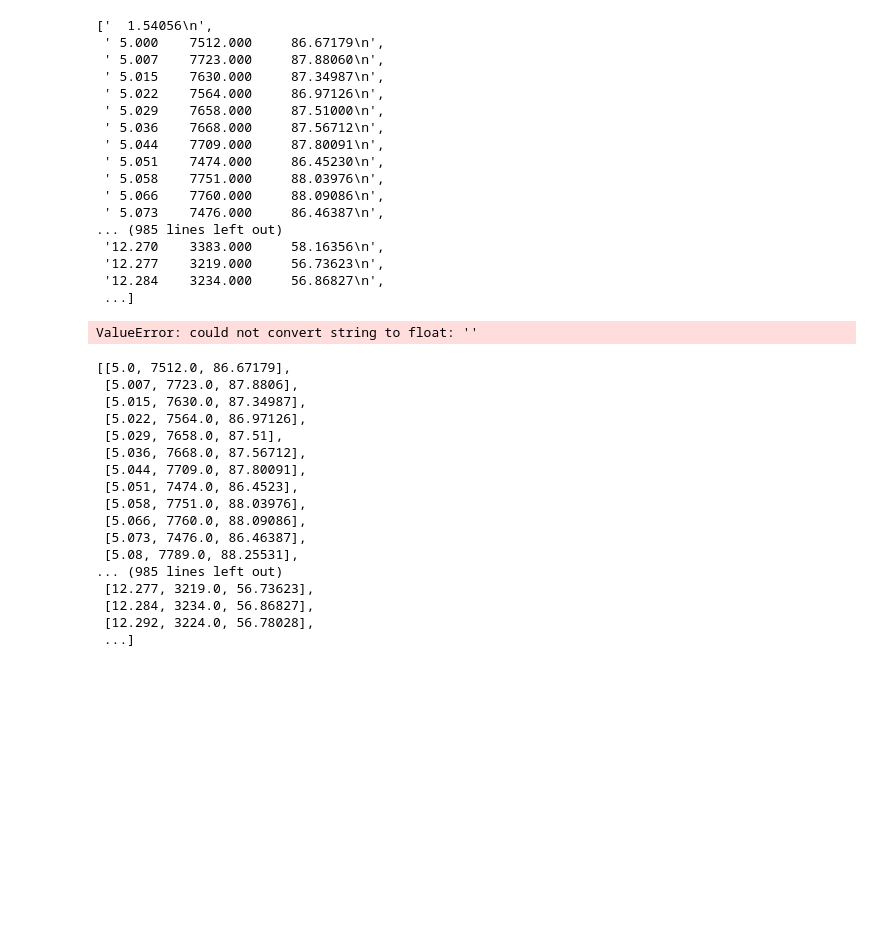
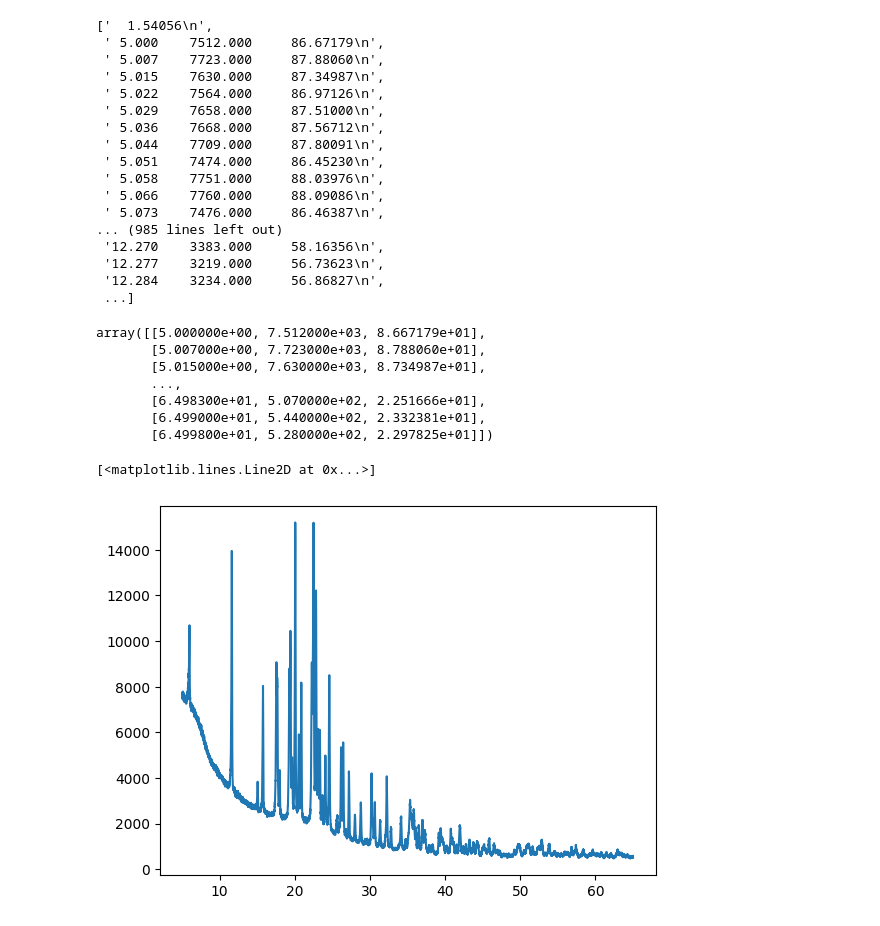
Before and after one commit to rikoimade/gallop, a Jupyter notebook: test_gallop.ipynb, the cells around one changed output. Drawn from its saved outputs; the diff is of its cells as text; code cells hidden in the pictures; blank space fills up the shorter version.

```diff
--- a/test_gallop.ipynb
+++ b/test_gallop.ipynb
@@ -94,24 +96,12 @@ pxrd_clean = [x.strip() for x in pxrd[1:]]
 # %%
-pxrd_clean2 = [[ float(xi.strip()) for xi in x.split('  ') if xi not ' '] for x in pxrd_clean]
+pxrd_clean2 = np.array([[ float(xi.strip()) for xi in x.split('   ')] for x in pxrd_clean])
-# %% [output]
-ValueError: could not convert string to float: ''
 # %%
 pxrd_clean2
 # %% [output]
-[[5.0, 7512.0, 86.67179],
- [5.007, 7723.0, 87.8806],
- [5.015, 7630.0, 87.34987],
- [5.022, 7564.0, 86.97126],
- [5.029, 7658.0, 87.51],
- [5.036, 7668.0, 87.56712],
- [5.044, 7709.0, 87.80091],
- [5.051, 7474.0, 86.4523],
- [5.058, 7751.0, 88.03976],
- [5.066, 7760.0, 88.09086],
- [5.073, 7476.0, 86.46387],
- [5.08, 7789.0, 88.25531],
-... (985 lines left out)
- [12.277, 3219.0, 56.73623],
- [12.284, 3234.0, 56.86827],
- [12.292, 3224.0, 56.78028],
- ...]
+array([[5.000000e+00, 7.512000e+03, 8.667179e+01],
+       [5.007000e+00, 7.723000e+03, 8.788060e+01],
+       [5.015000e+00, 7.630000e+03, 8.734987e+01],
+       ...,
+       [6.498300e+01, 5.070000e+02, 2.251666e+01],
+       [6.499000e+01, 5.440000e+02, 2.332381e+01],
+       [6.499800e+01, 5.280000e+02, 2.297825e+01]])
@@ -117,0 +110,5 @@ pxrd_clean2
+# %%
+plt.plot(pxrd_clean2[:,0], pxrd_clean2[:, 1])
+# %% [output]
+[<matplotlib.lines.Line2D at 0x...>]
+[figure, added]
```
Also changed, not shown: parts of 4 cells of this notebook.
